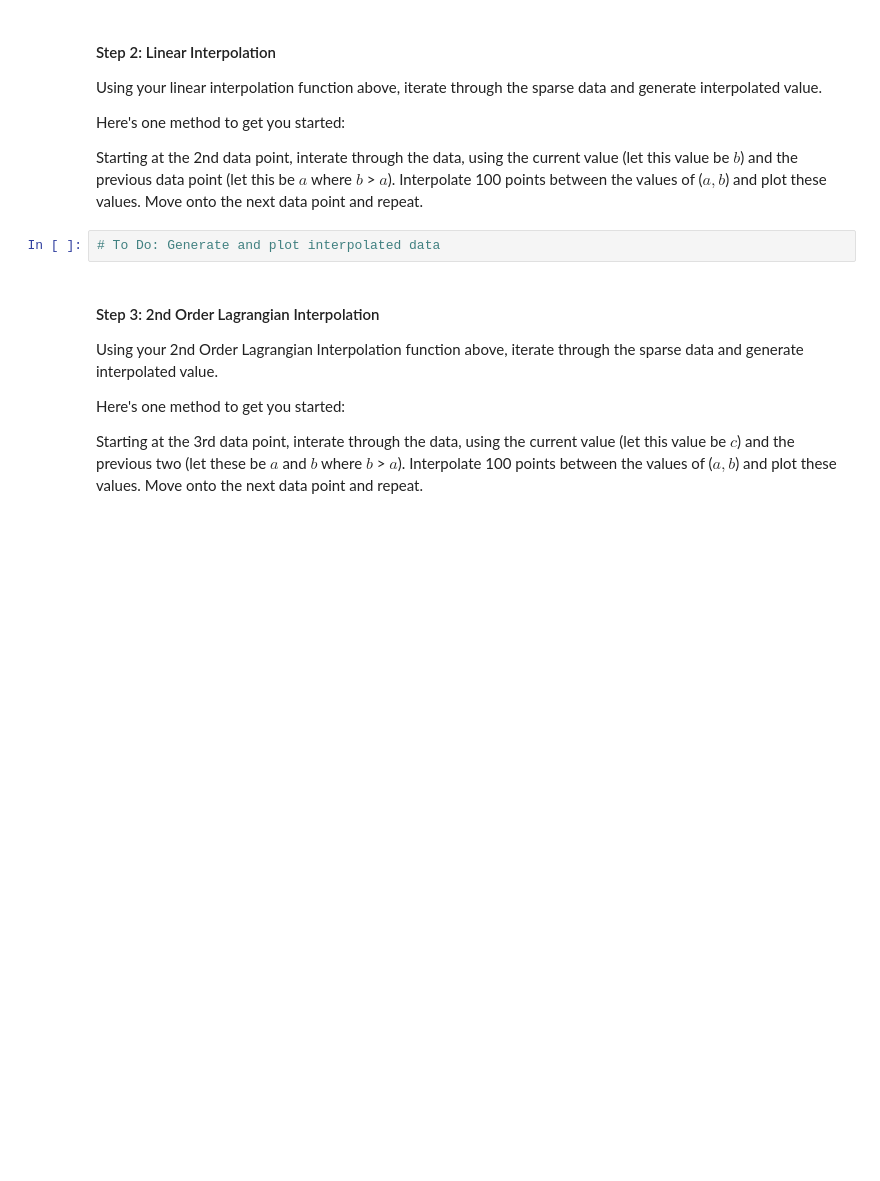
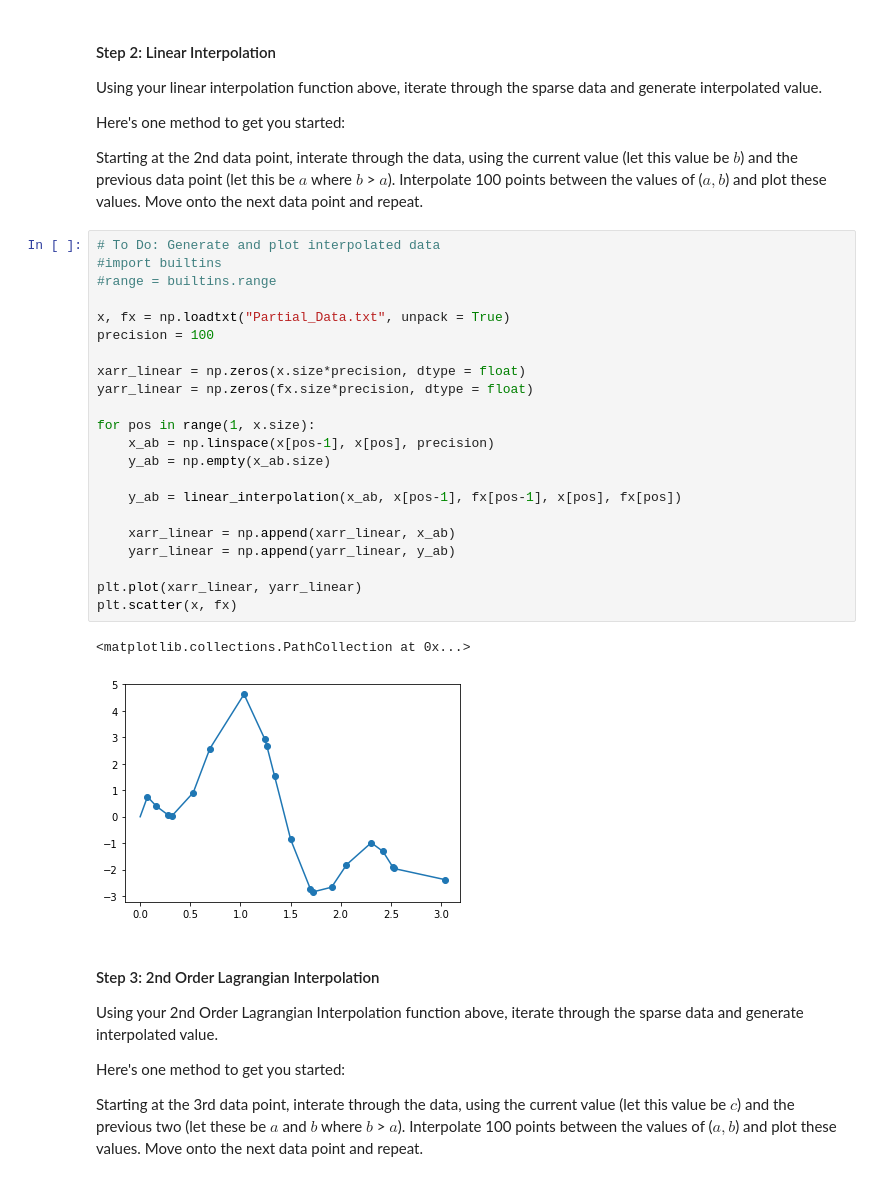
Before and after one commit to vnalla10/Capstone-Modern-Physics, a Jupyter notebook: Assignment8/Assignment8.ipynb, the cells around one changed output. Cells and saved outputs as stored; diff of their text form; blank space fills up the shorter version.

```diff
--- a/Assignment8/Assignment8.ipynb
+++ b/Assignment8/Assignment8.ipynb
@@ -155,8 +166,31 @@ Using your linear interpolation function above, iterate through the sparse data
 Here's one method to get you started:
 
 Starting at the 2nd data point, interate through the data, using the current value (let this value be $b$) and the previous data point (let this be $a$ where $b$ > $a$). Interpolate 100 points between the values of ($a, b$) and plot these values. Move onto the next data point and repeat.
-# %%
-# To Do: Generate and plot interpolated data
+# %%
+# To Do: Generate and plot interpolated data
+#import builtins
+#range = builtins.range
+
+x, fx = np.loadtxt("Partial_Data.txt", unpack = True)
+precision = 100
+
+xarr_linear = np.zeros(x.size*precision, dtype = float)
+yarr_linear = np.zeros(fx.size*precision, dtype = float)
+
+for pos in range(1, x.size):
+    x_ab = np.linspace(x[pos-1], x[pos], precision)
+    y_ab = np.empty(x_ab.size)
+
+    y_ab = linear_interpolation(x_ab, x[pos-1], fx[pos-1], x[pos], fx[pos])
+
+    xarr_linear = np.append(xarr_linear, x_ab)
+    yarr_linear = np.append(yarr_linear, y_ab)
+
+plt.plot(xarr_linear, yarr_linear)
+plt.scatter(x, fx)
+# %% [output]
+<matplotlib.collections.PathCollection at 0x...>
+[figure, added]
 # %% [markdown]
 #### Step 3: 2nd Order Lagrangian Interpolation
 Using your 2nd Order Lagrangian Interpolation function above, iterate through the sparse data and generate interpolated value.
```
Also changed, not shown: parts of 10 cells of this notebook.
